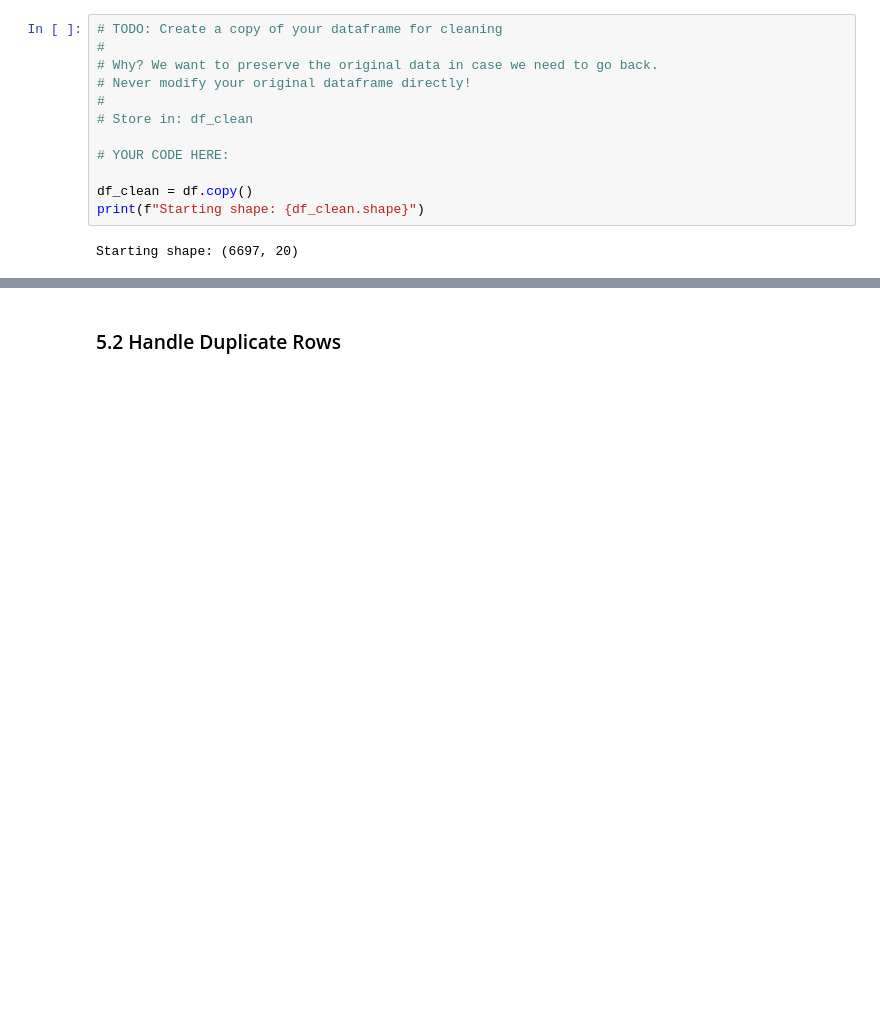
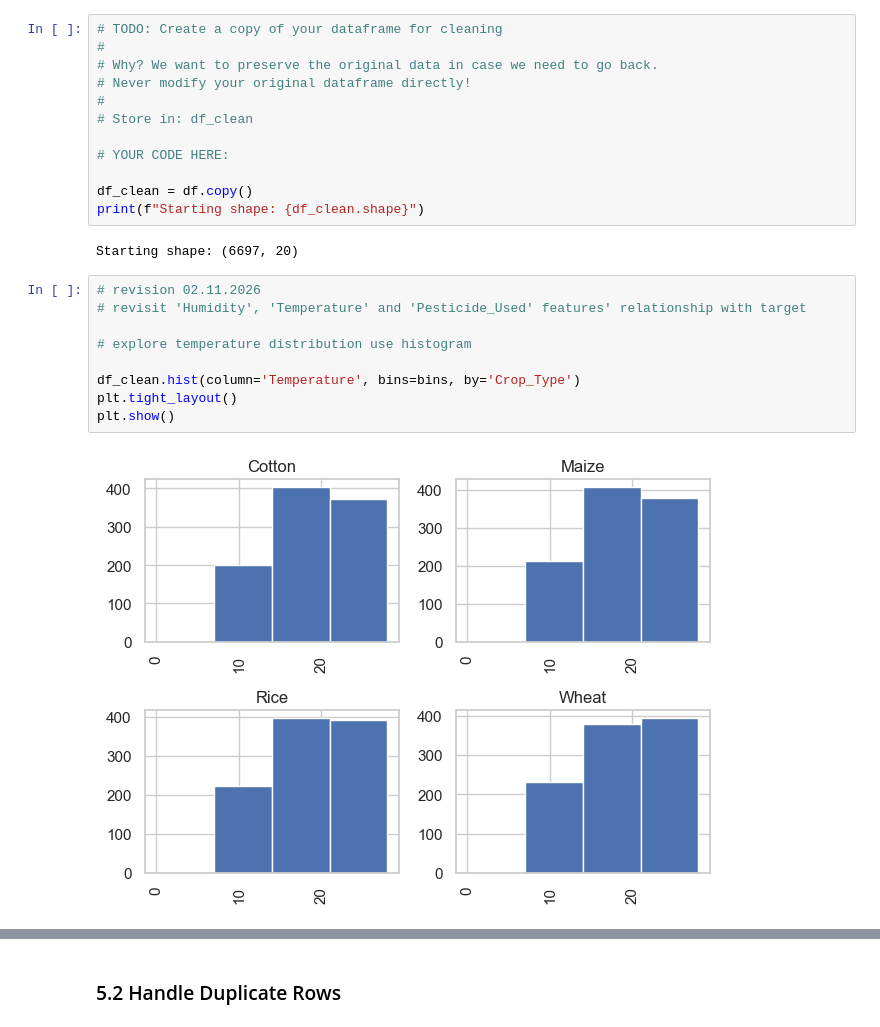
Before and after one commit to wzhu2467/Crop_Yield_Prediction_App, a Jupyter notebook: notebooks/01_problem_statement_and_eda.ipynb, the cells around one changed output, grey strips where cells are left out. Drawn from its saved outputs; the diff is of its cells as text; blank space fills up the shorter version.

```diff
--- a/notebooks/01_problem_statement_and_eda.ipynb
+++ b/notebooks/01_problem_statement_and_eda.ipynb
@@ -872,3 +872,14 @@ df_clean = df.copy()
 print(f"Starting shape: {df_clean.shape}")
 # %% [output]
 Starting shape: (6697, 20)
+# %%
+# revision 02.11.2026
+# revisit 'Humidity', 'Temperature' and 'Pesticide_Used' features' relationship with target
+
+# explore temperature distribution use histogram
+
+df_clean.hist(column='Temperature', bins=bins, by='Crop_Type')
+plt.tight_layout()
+plt.show()
+# %% [output]
+[figure, added]
```
Also changed, not shown: parts of 22 cells of this notebook, 1 other file.
